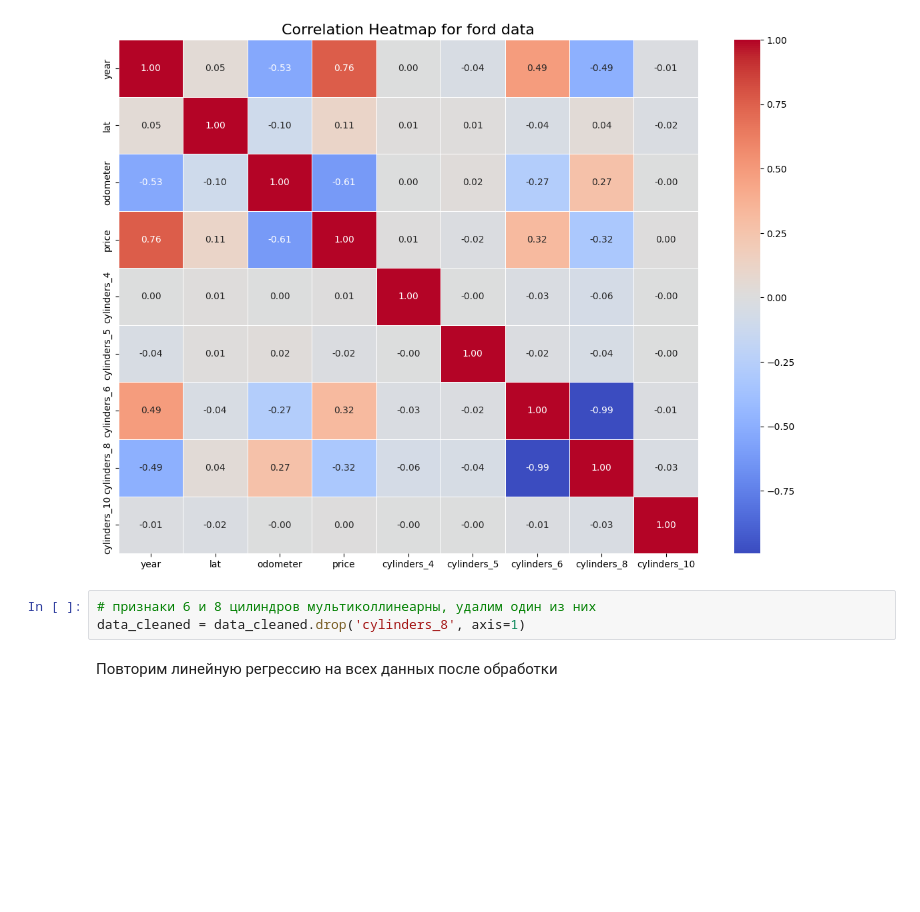
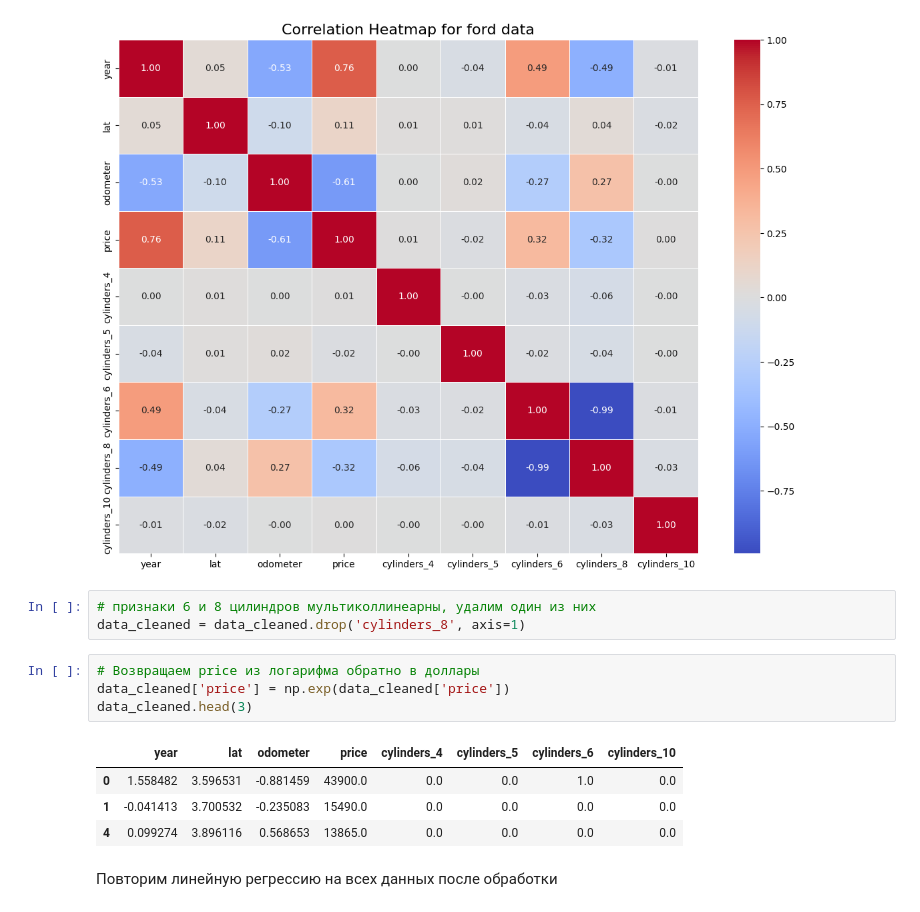
Before and after one commit to tgorbunov/sf_data_science, a Jupyter notebook: Skillfactory/ML_Intro/ML-6._r_Отбор_признаков - HomeWork_Timur G.ipynb, the cells around one changed output. Drawn from its saved outputs; the diff is of its cells as text; blank space fills up the shorter version.

```diff
--- a/Skillfactory/ML_Intro/ML-6._r_Отбор_признаков - HomeWork_Timur G.ipynb
+++ b/Skillfactory/ML_Intro/ML-6._r_Отбор_признаков - HomeWork_Timur G.ipynb
@@ -379,6 +381,15 @@ plt.show()
 # %%
 # признаки 6 и 8 цилиндров мультиколлинеарны, удалим один из них
 data_cleaned = data_cleaned.drop('cylinders_8', axis=1)
+# %%
+# Возвращаем price из логарифма обратно в доллары
+data_cleaned['price'] = np.exp(data_cleaned['price'])
+data_cleaned.head(3)
+# %% [output]
+|  | year | lat | odometer | price | cylinders_4 | cylinders_5 | cylinders_6 | cylinders_10 |
+| 0 | 1.558482 | 3.596531 | -0.881459 | 43900.0 | 0.0 | 0.0 | 1.0 | 0.0 |
+| 1 | -0.041413 | 3.700532 | -0.235083 | 15490.0 | 0.0 | 0.0 | 0.0 | 0.0 |
+| 4 | 0.099274 | 3.896116 | 0.568653 | 13865.0 | 0.0 | 0.0 | 0.0 | 0.0 |
 # %% [markdown]
 Повторим линейную регрессию на всех данных после обработки
 # %%
```
Also changed, not shown: parts of 13 cells of this notebook, 3 other files.
